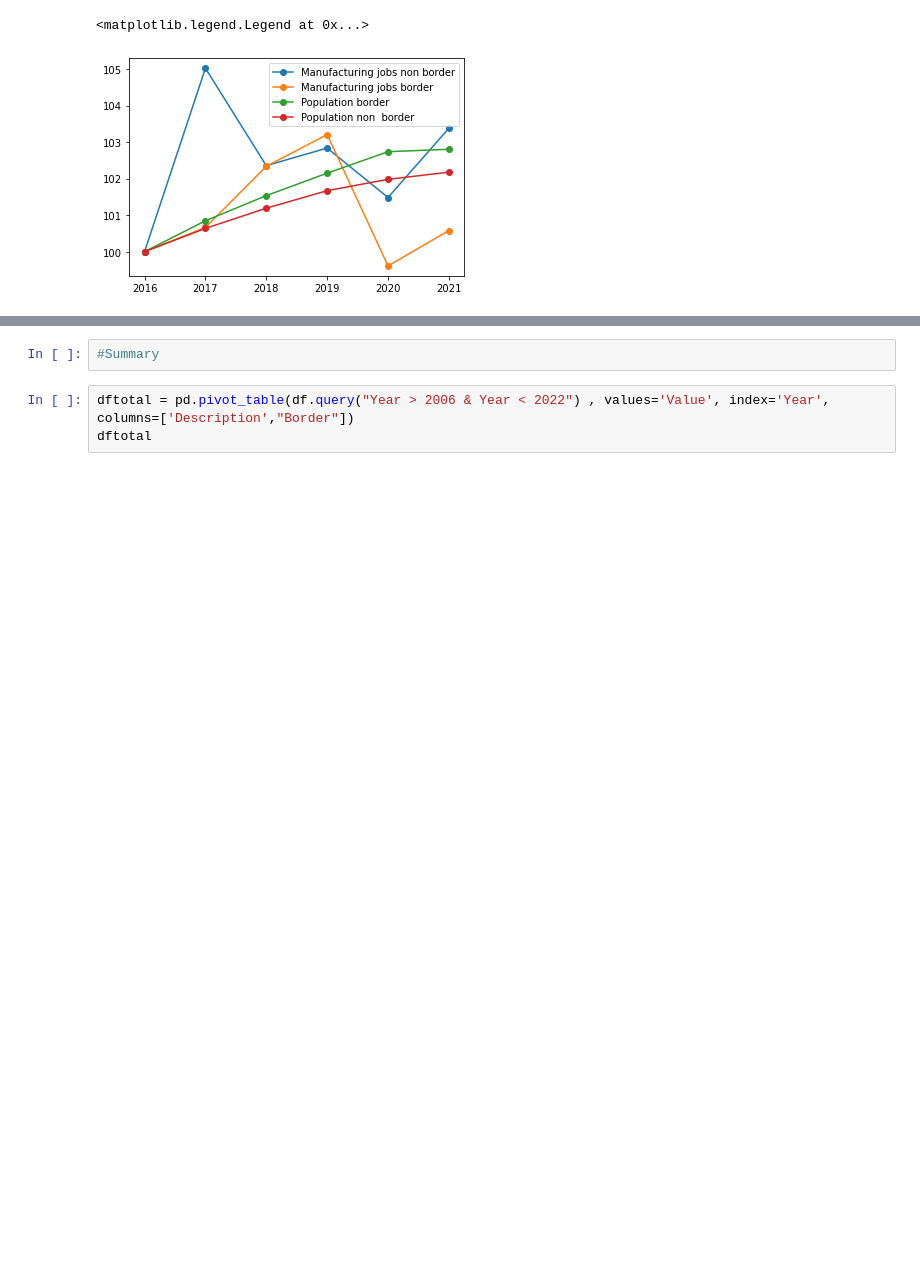
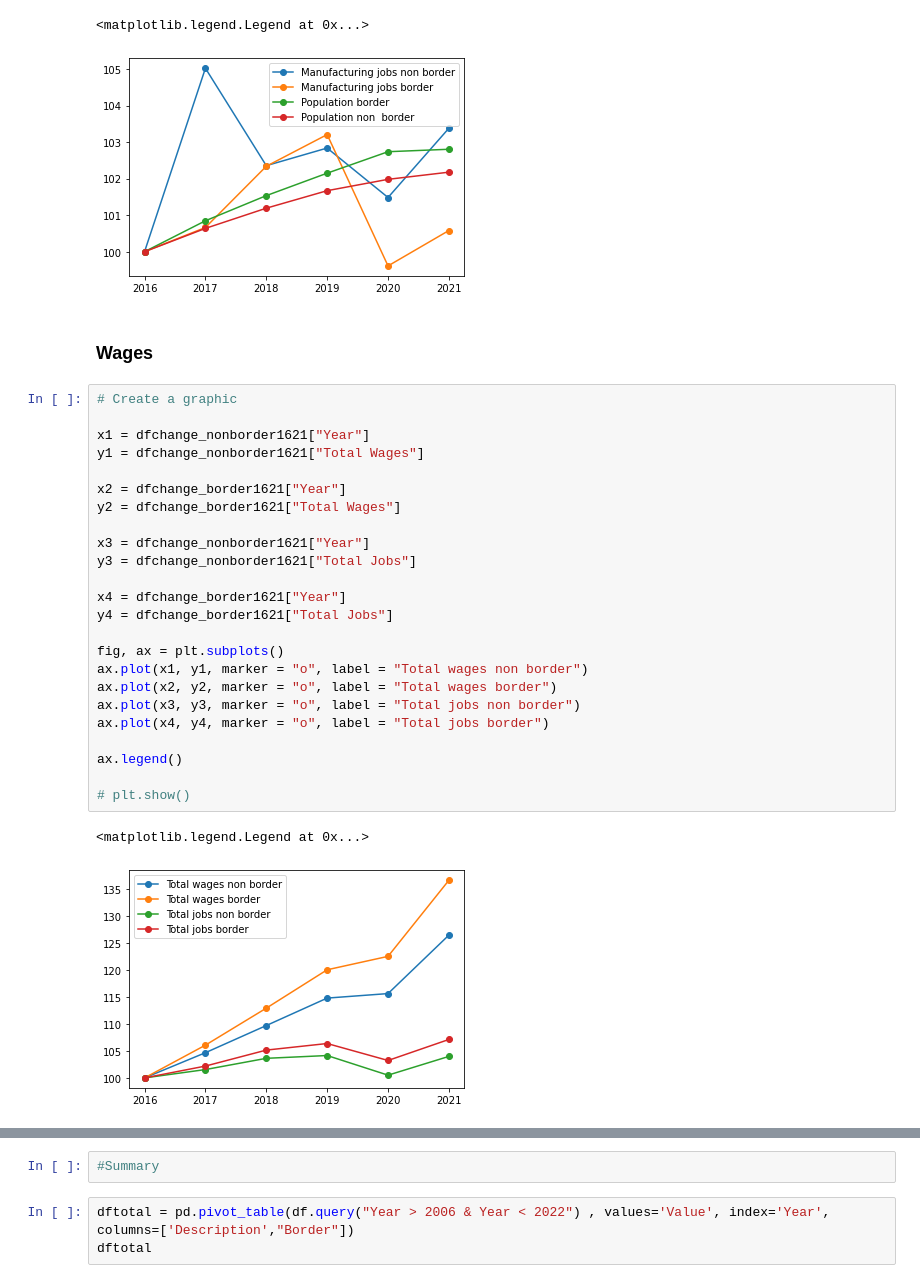
Before and after one commit to franciscouranga52/franciscouranga52-20230508-Nearshoring-Liu-Uranga, a Jupyter notebook: 2.8. Analysis border v. non border states - US.ipynb, the cells around one changed output, grey strips where cells are left out. Drawn from its saved outputs; the diff is of its cells as text; blank space fills up the shorter version.

```diff
--- a/Nearshoring Analysis border v. non border states - US.ipynb
+++ b/2.8. Analysis border v. non border states - US.ipynb
@@ -521,3 +544,32 @@ ax.legend()
 # %% [output]
 <matplotlib.legend.Legend at 0x...>
 [figure]
+# %% [markdown]
+### Wages
+# %%
+# Create a graphic
+
+x1 = dfchange_nonborder1621["Year"]
+y1 = dfchange_nonborder1621["Total Wages"]
+
+x2 = dfchange_border1621["Year"]
+y2 = dfchange_border1621["Total Wages"]
+
+x3 = dfchange_nonborder1621["Year"]
+y3 = dfchange_nonborder1621["Total Jobs"]
+
+x4 = dfchange_border1621["Year"]
+y4 = dfchange_border1621["Total Jobs"]
+
+fig, ax = plt.subplots()
+ax.plot(x1, y1, marker = "o", label = "Total wages non border")
+ax.plot(x2, y2, marker = "o", label = "Total wages border")
+ax.plot(x3, y3, marker = "o", label = "Total jobs non border")
+ax.plot(x4, y4, marker = "o", label = "Total jobs border")
+
+ax.legend()
+
+# plt.show()
+# %% [output]
+<matplotlib.legend.Legend at 0x...>
+[figure, added]
```
Also changed, not shown: parts of 11 cells of this notebook, 1 other file.
